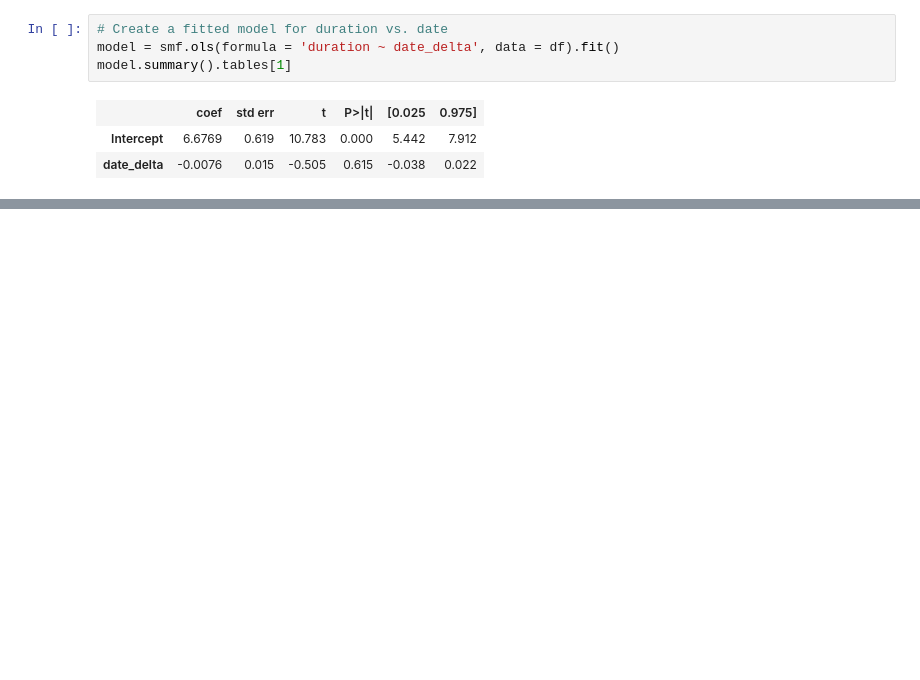
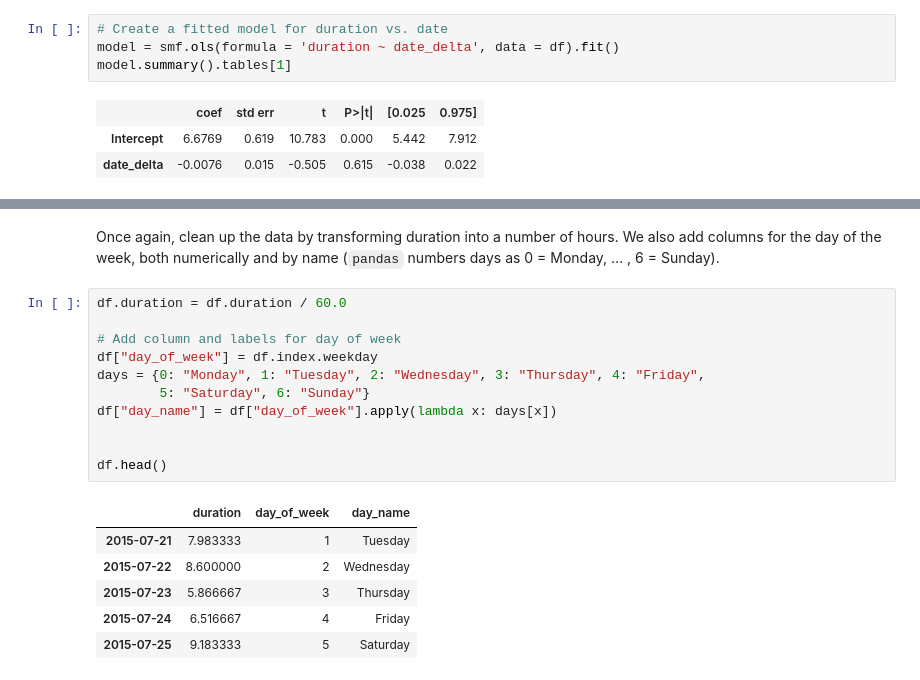
Before and after one commit to tuchandra/sleep-analysis, a Jupyter notebook: Stats and Sleep.ipynb, the cells around one changed output, grey strips where cells are left out. Cells and saved outputs as stored; diff of their text form; blank space fills up the shorter version.

```diff
--- a/Stats and Sleep.ipynb
+++ b/Stats and Sleep.ipynb
@@ -153,0 +169,20 @@ We cannot conclude anything meaningful about my sleep durations during winter qu
+# %% [markdown]
+Once again, clean up the data by transforming duration into a number of hours. We also add columns for the day of the week, both numerically and by name (`pandas` numbers days as 0 = Monday, ... , 6 = Sunday).
+# %%
+df.duration = df.duration / 60.0
+
+# Add column and labels for day of week
+df["day_of_week"] = df.index.weekday
+days = {0: "Monday", 1: "Tuesday", 2: "Wednesday", 3: "Thursday", 4: "Friday",
+        5: "Saturday", 6: "Sunday"}
+df["day_name"] = df["day_of_week"].apply(lambda x: days[x])
+
+
+df.head()
+# %% [output]
+|  | duration | day_of_week | day_name |
+| 2015-07-21 | 7.983333 | 1 | Tuesday |
+| 2015-07-22 | 8.600000 | 2 | Wednesday |
+| 2015-07-23 | 5.866667 | 3 | Thursday |
+| 2015-07-24 | 6.516667 | 4 | Friday |
+| 2015-07-25 | 9.183333 | 5 | Saturday |
```
Also changed, not shown: parts of 22 cells of this notebook.
